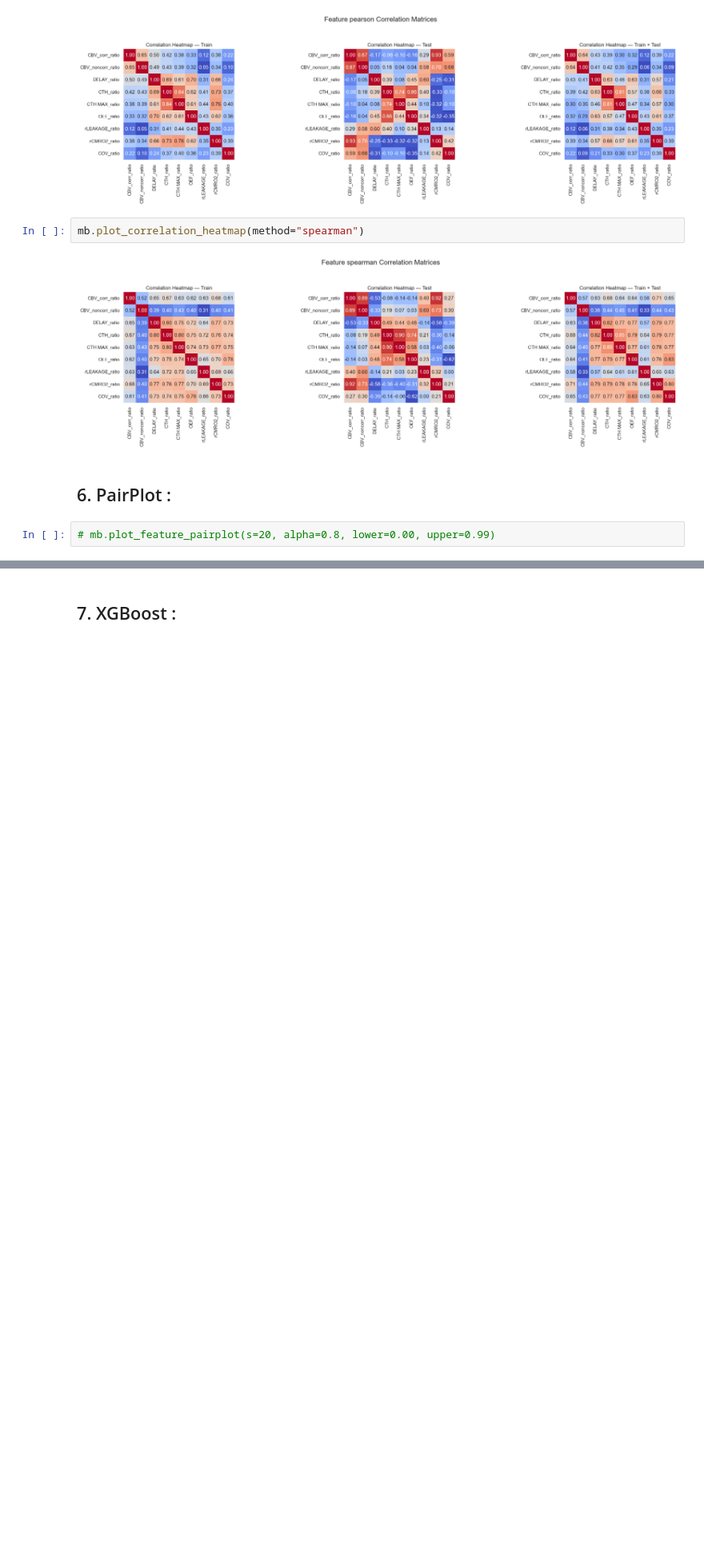
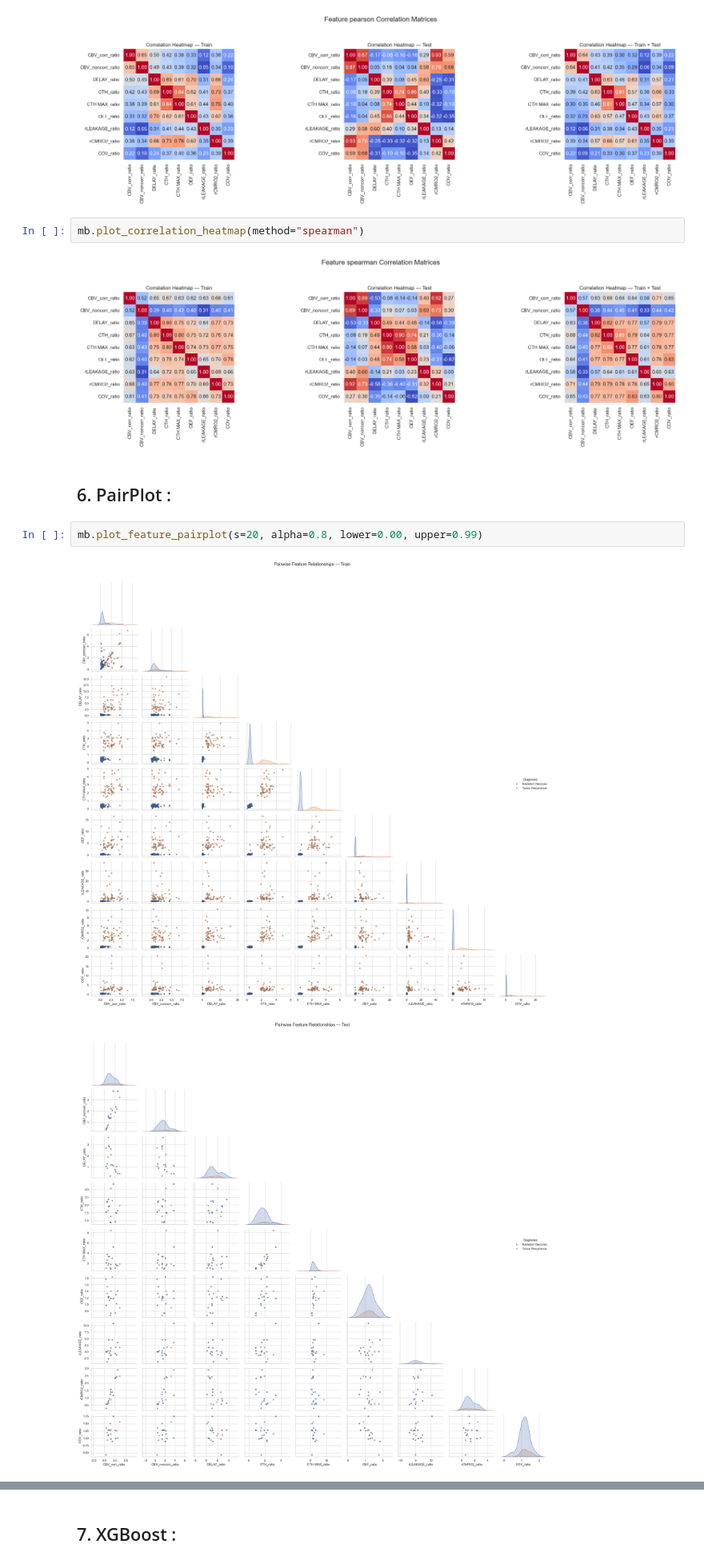
Before and after one commit to maichi98/CercareStatAnalysis, a Jupyter notebook: 03_multibiomarker_analysis.ipynb, the cells around one changed output, grey strips where cells are left out. Shown at 80% size. Drawn from its saved outputs; the diff is of its cells as text; blank space fills up the shorter version.

```diff
--- a/03_multibiomarker_analysis.ipynb
+++ b/03_multibiomarker_analysis.ipynb
@@ -79,4 +83,7 @@ mb.plot_correlation_heatmap(method="spearman")
 # %% [markdown]
 ## 6. PairPlot :
 # %%
-# mb.plot_feature_pairplot(s=20, alpha=0.8, lower=0.00, upper=0.99)
+mb.plot_feature_pairplot(s=20, alpha=0.8, lower=0.00, upper=0.99)
+# %% [output]
+[figure, added]
+[figure, added]
```
Also changed, not shown: parts of 9 cells of this notebook, 8 other files.
